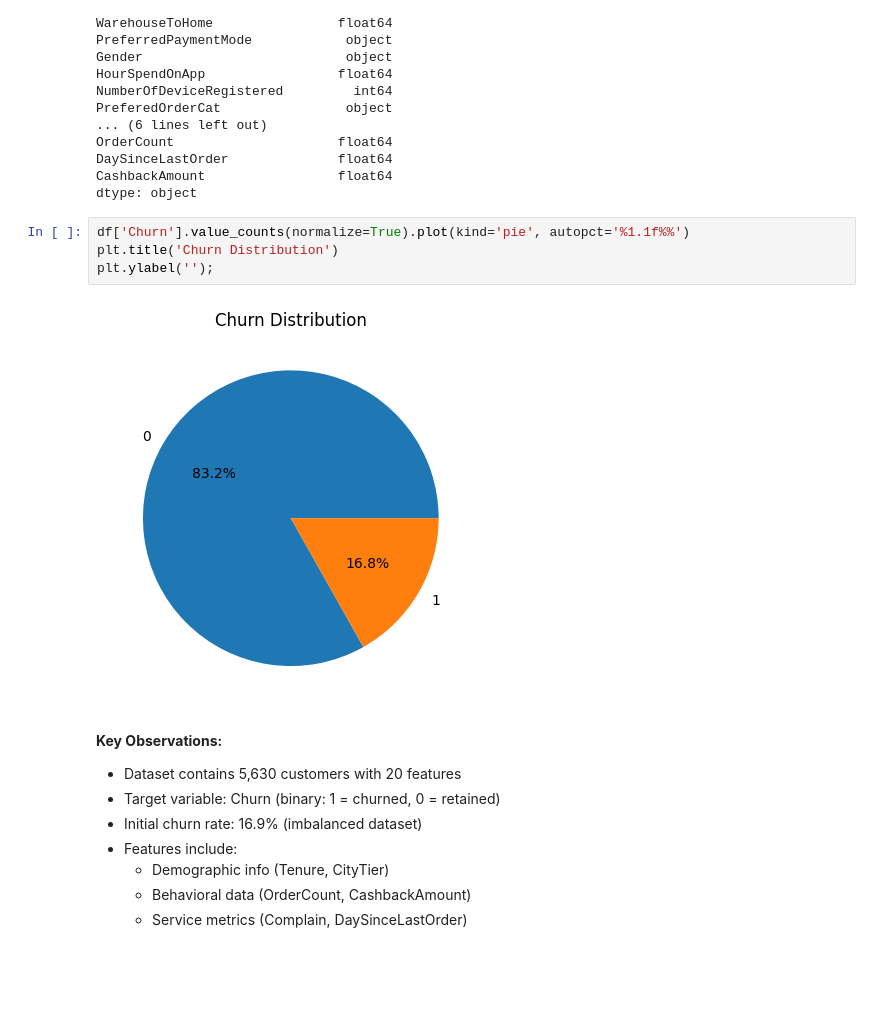
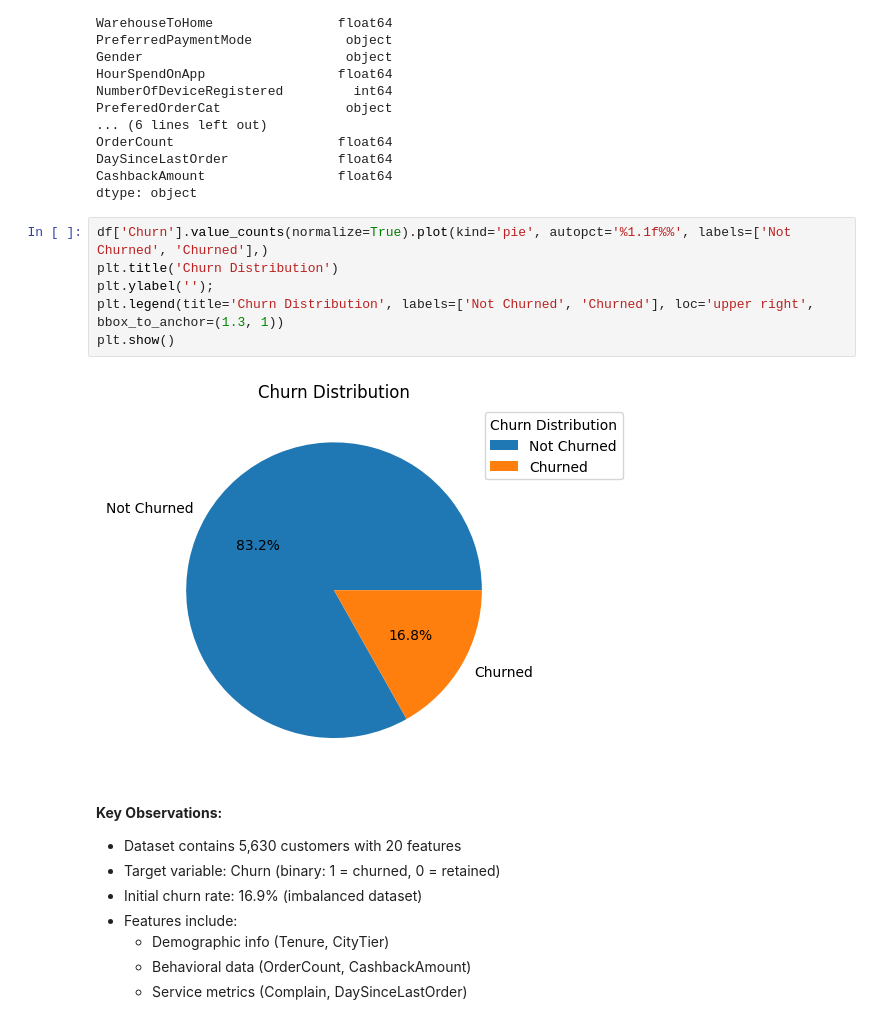
Before and after one commit to MeenakshiMony/E-Commerce_Customer_Churn_Analysis_Prediction, a Jupyter notebook: E_Commerce_Customer_Churn_Analysis.ipynb, the cells around one changed output. Cells and saved outputs as stored; diff of their text form; blank space fills up the shorter version.

```diff
--- a/E_Commerce_Customer_Churn_Analysis.ipynb
+++ b/E_Commerce_Customer_Churn_Analysis.ipynb
@@ -72,11 +78,13 @@ DaySinceLastOrder              float64
 CashbackAmount                 float64
 dtype: object
 # %%
-df['Churn'].value_counts(normalize=True).plot(kind='pie', autopct='%1.1f%%')
+df['Churn'].value_counts(normalize=True).plot(kind='pie', autopct='%1.1f%%', labels=['Not Churned', 'Churned'],)
 plt.title('Churn Distribution')
 plt.ylabel('');
+plt.legend(title='Churn Distribution', labels=['Not Churned', 'Churned'], loc='upper right', bbox_to_anchor=(1.3, 1))
+plt.show()
 # %% [output]
-[figure, old version]
+[figure, new version]
 # %% [markdown]
 **Key Observations:**
 
```
Also changed, not shown: parts of 9 cells of this notebook.
